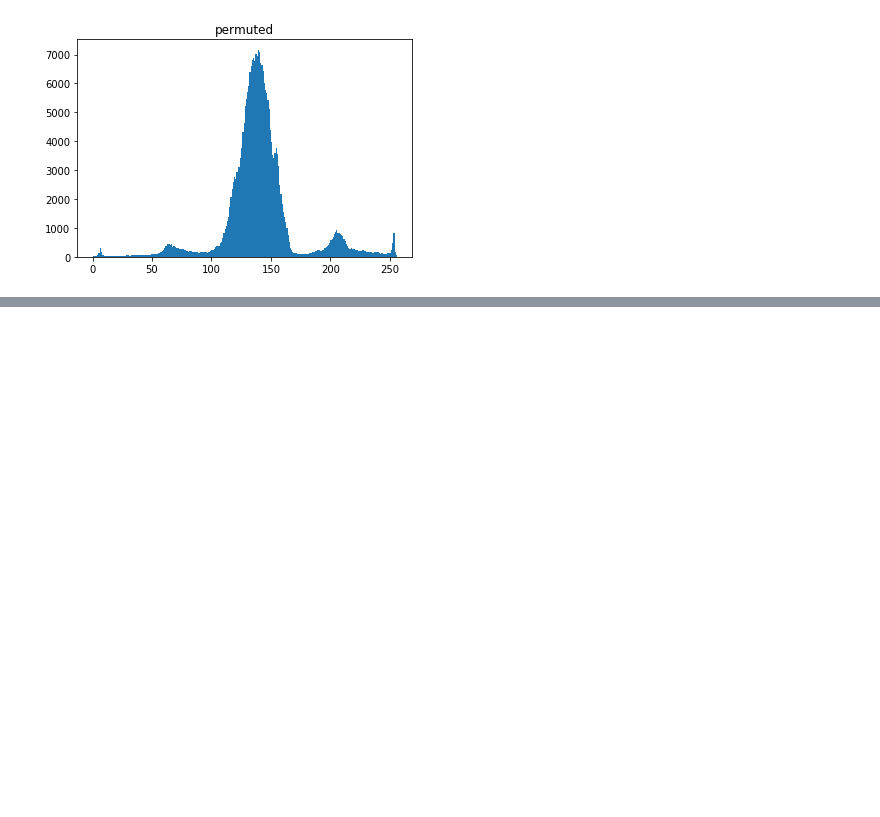
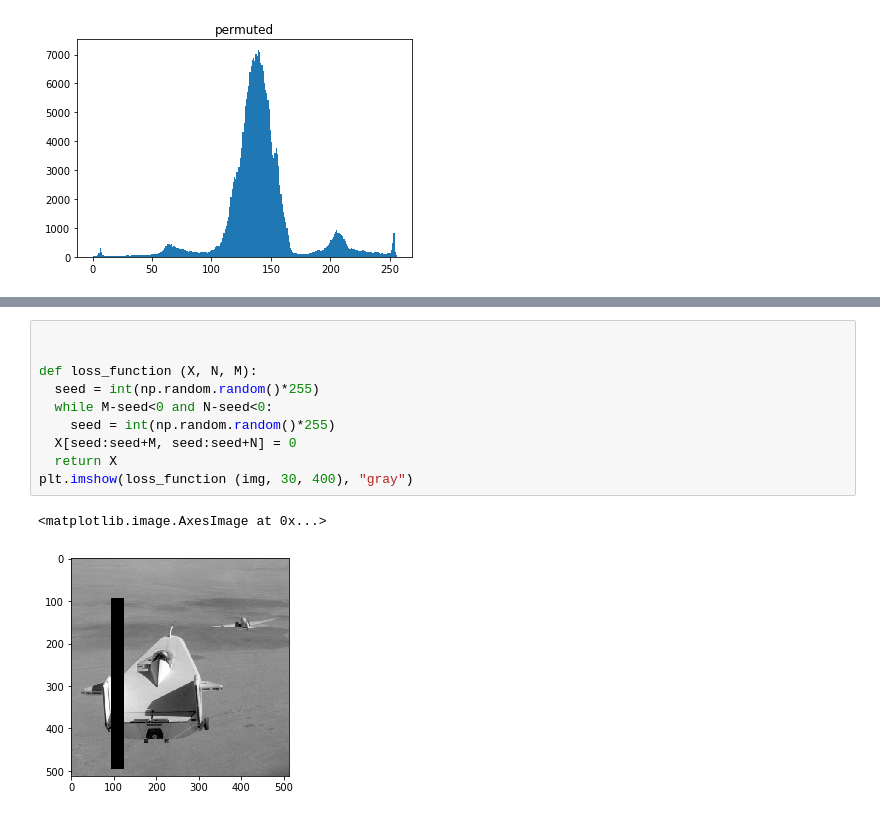
Before and after one commit to partizanos/multimedia_security, a Jupyter notebook: TP2_mutimedia.ipynb, the cells around one changed output, grey strips where cells are left out. Saved outputs shown, nothing was run; the diff lists cells and outputs as text; blank space fills up the shorter version.

```diff
--- a/TP2_mutimedia.ipynb
+++ b/TP2_mutimedia.ipynb
@@ -42,0 +48,13 @@ plt.hist(new_img.ravel(),256,[0,256]); plt.title("permuted"); plt.show()
+# %%
+
+
+def loss_function (X, N, M):
+  seed = int(np.random.random()*255)
+  while M-seed<0 and N-seed<0:
+    seed = int(np.random.random()*255)
+  X[seed:seed+M, seed:seed+N] = 0
+  return X
+plt.imshow(loss_function (img, 30, 400), "gray")
+# %% [output]
+<matplotlib.image.AxesImage at 0x...>
+[figure, added]
```
Also changed, not shown: parts of 6 cells of this notebook.
